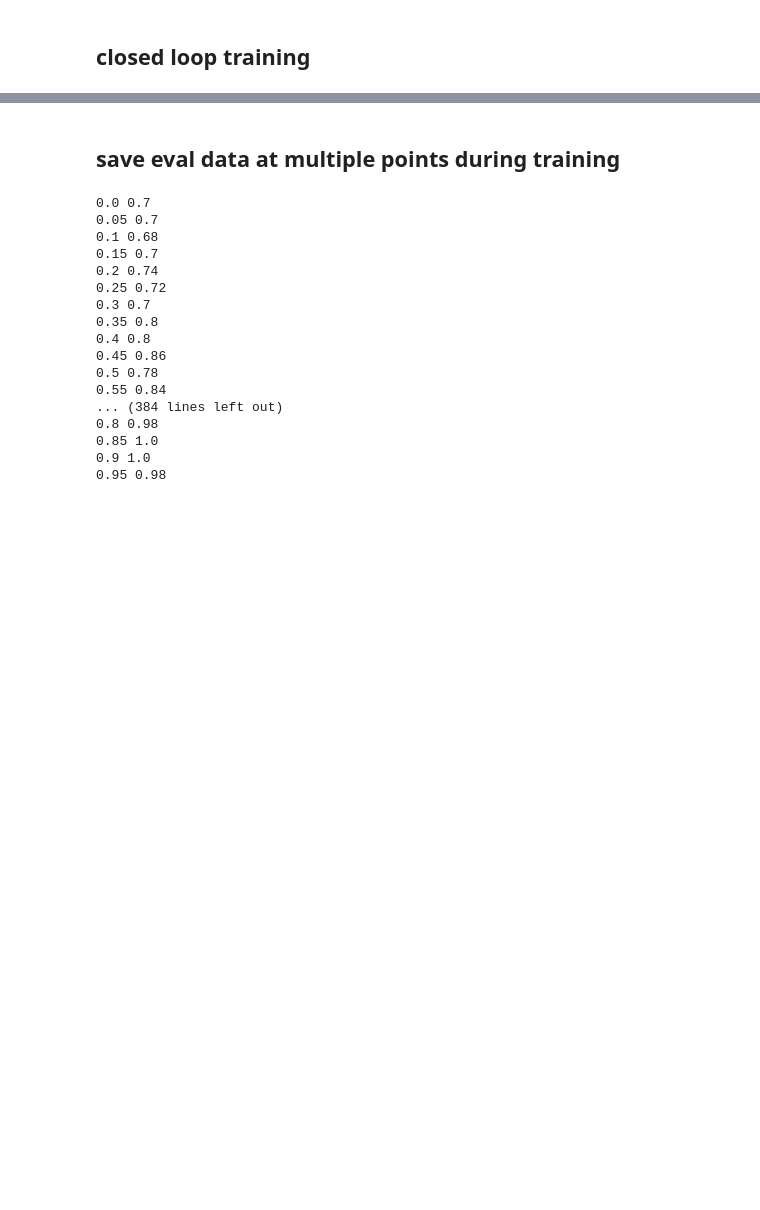
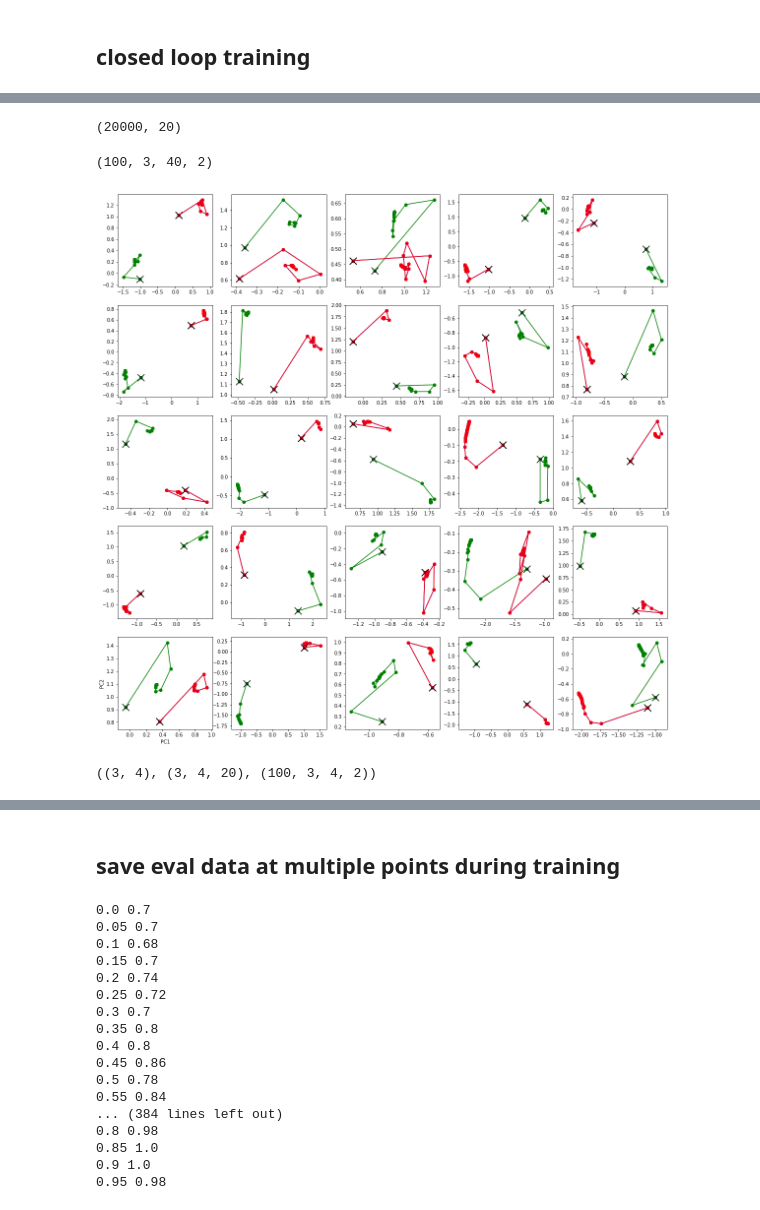
Before and after one commit to andrebeu/nback, a Jupyter notebook: nback.ipynb, the cells around one changed output, grey strips where cells are left out. Cells and saved outputs as stored; diff of their text form; code cells hidden in the pictures; blank space fills up the shorter version.

Commit message:
pca analysis of cell state

```diff
--- a/nback.ipynb
+++ b/nback.ipynb
@@ -68,0 +79,25 @@ plt.savefig('figures/lstm20-edim50-closed_loop_training')
+# %%
+def unroll_states_loop(trainer,num_embeds=500,seq_per_embed=10,seq_len=4):
+  """ unroll states on random inputs
+  """
+  L = []
+  for embed in range(num_embeds):
+    trainer.net.sess.run(trainer.net.randomize_stim_emat)
+    for seq in range(seq_per_embed):
+      Xdata = np.random.randint(2,5,[1,seq_len])
+      lstm_outputs = trainer.unroll_states(Xdata).squeeze()
+      L.append(lstm_outputs)
+  return np.concatenate(L)
+
+def fit_st_traj_pca(trainer):
+  """ fit pca on random inputs
+  """
+  states_arr = unroll_states_loop(trainer)
+  print(states_arr.shape)
+  pca = PCA(2)
+  pca.fit(states_arr)
+  return pca
+
+pca = fit_st_traj_pca(trainer)
+# %% [output]
+(20000, 20)
@@ -68,0 +135,26 @@ plt.savefig('figures/lstm20-edim50-closed_loop_training')
+# %%
+pc_traj_arr.shape
+# %% [output]
+(100, 3, 40, 2)
+# %%
+fig,axarr = plt.subplots(5,5,figsize=(20,20));axarr=axarr.reshape(-1)
+seq_color = ['b','g','r']
+
+i=-1
+for pc_traj in pc_traj_arr[:25]:
+  i+=1
+  ax = axarr[i]
+  for c,seq_traj in zip(seq_color,pc_traj):
+    ax.plot(seq_traj[:,0],seq_traj[:,1],c=c)
+    ax.scatter(seq_traj[:,0],seq_traj[:,1],c=c)
+    ax.scatter(seq_traj[0,0],seq_traj[0,1],c='black',marker='x',s=200)
+
+axarr[20].set_xlabel('PC1')
+axarr[20].set_ylabel('PC2')
+plt.savefig('figures/nback_analysis/pc_st_traj-constant-sequence-diff_inputs')
+# %% [output]
+[figure, added]
+# %%
+data_arr.shape,state_arr.shape,pc_traj_arr.shape
+# %% [output]
+((3, 4), (3, 4, 20), (100, 3, 4, 2))
```
Also changed, not shown: parts of 12 cells of this notebook, 2 other files.
